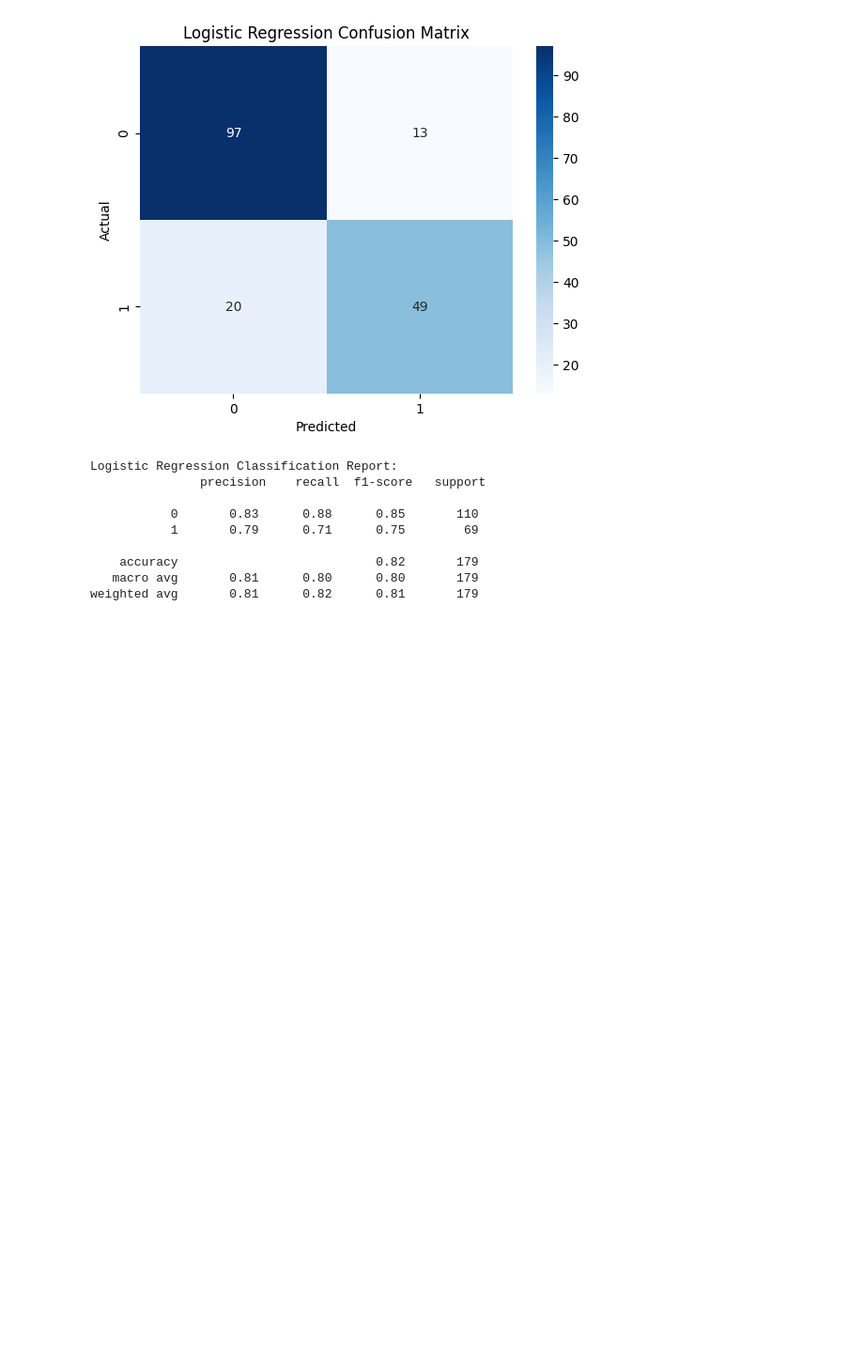
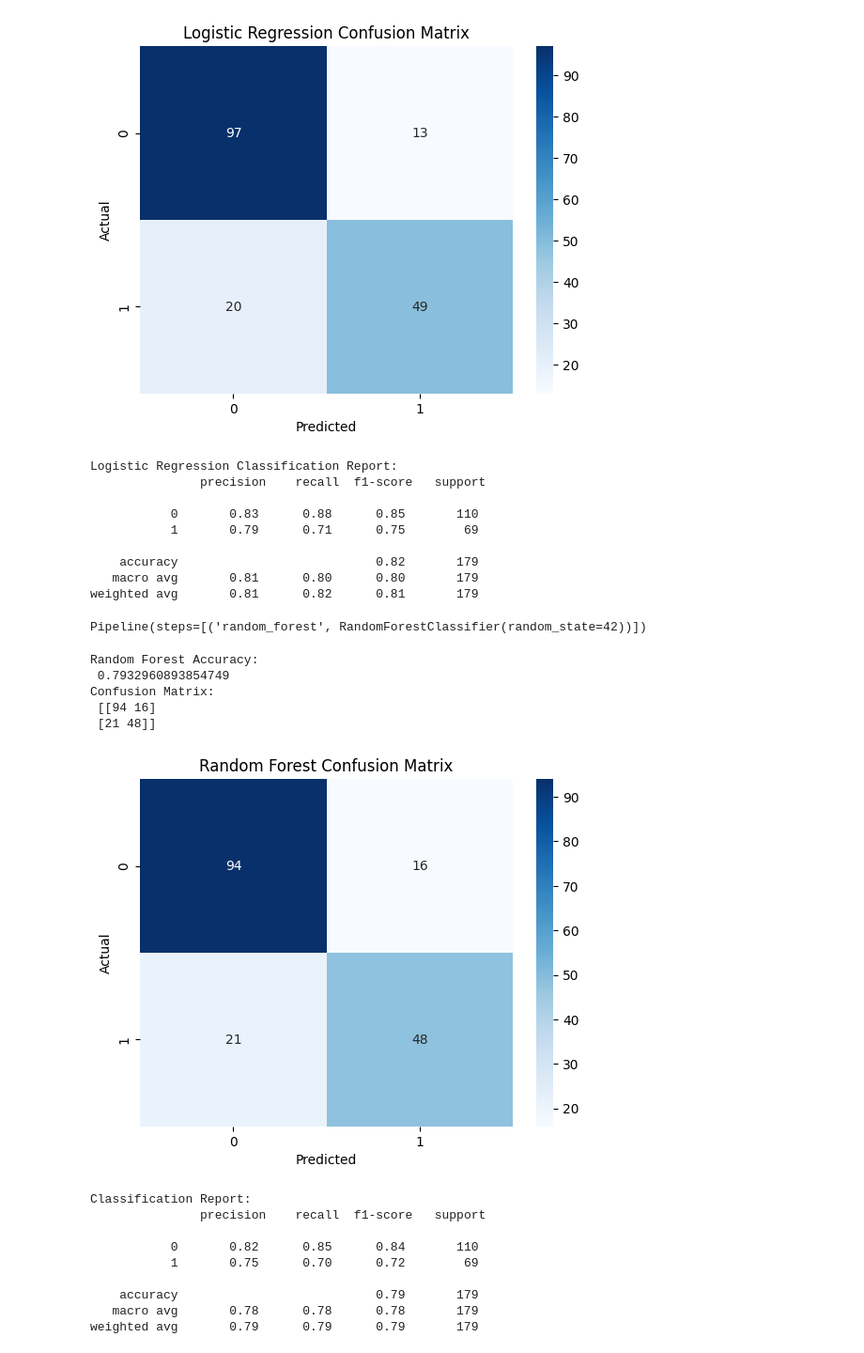
Before and after one commit to helben2002/TitanicCapstoneProject, a Jupyter notebook: ml/notebooks/titanic.ipynb, the cells around one changed output. Shown at 94% size. Cells and saved outputs as stored; diff of their text form; code cells hidden in the pictures; blank space fills up the shorter version.

Commit message:
model (TITANIC-73): create and fit Random Forest model

```diff
--- a/ml/notebooks/titanic.ipynb
+++ b/ml/notebooks/titanic.ipynb
@@ -560,3 +560,43 @@ Logistic Regression Classification Report:
     accuracy                           0.82       179
    macro avg       0.81      0.80      0.80       179
 weighted avg       0.81      0.82      0.81       179
+# %%
+# Fit on training data
+rf_pipeline.fit(X_train, y_train)
+# %% [output]
+Pipeline(steps=[('random_forest', RandomForestClassifier(random_state=42))])
+# %%
+# Predictins
+y_pred_rf = rf_pipeline.predict(X_test)
+# %%
+# Accuracy
+acc_rf = accuracy_score(y_test, y_pred_rf)
+print("Random Forest Accuracy:\n", acc_rf)
+
+# Confusion Matrix
+confusin_matrix_rf = confusion_matrix(y_test, y_pred_rf)
+print("Confusion Matrix:\n", confusin_matrix_rf)
+sns.heatmap(confusin_matrix_rf, annot=True, fmt='d', cmap='Blues')
+plt.title("Random Forest Confusion Matrix")
+plt.xlabel("Predicted")
+plt.ylabel("Actual")
+plt.show()
+
+# Classification Report
+print("Classification Report:\n", classification_report(y_test, y_pred_rf))
+# %% [output]
+Random Forest Accuracy:
+ 0.7932960893854749
+Confusion Matrix:
+ [[94 16]
+ [21 48]]
+[figure, added]
+Classification Report:
+               precision    recall  f1-score   support
+
+           0       0.82      0.85      0.84       110
+           1       0.75      0.70      0.72        69
+
+    accuracy                           0.79       179
+   macro avg       0.78      0.78      0.78       179
+weighted avg       0.79      0.79      0.79       179
```
